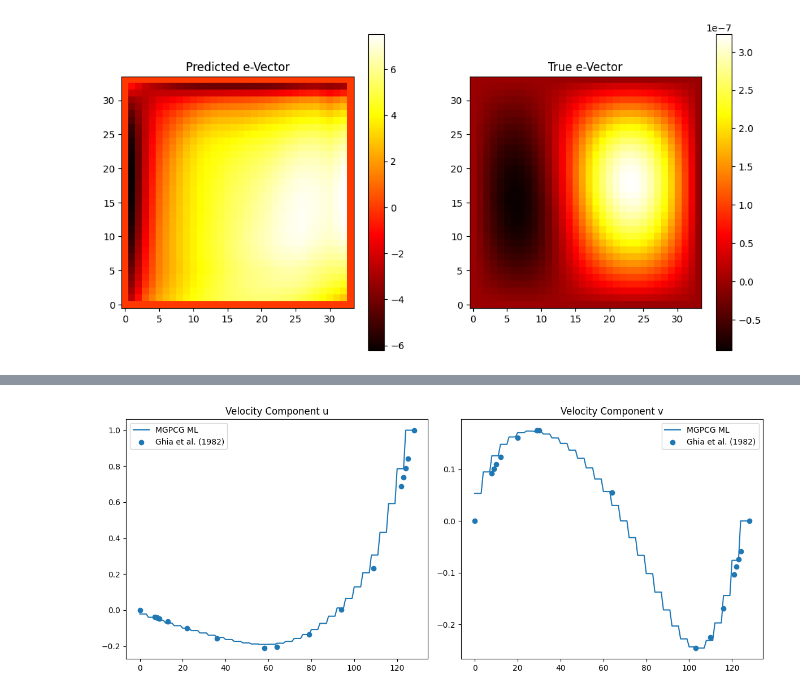
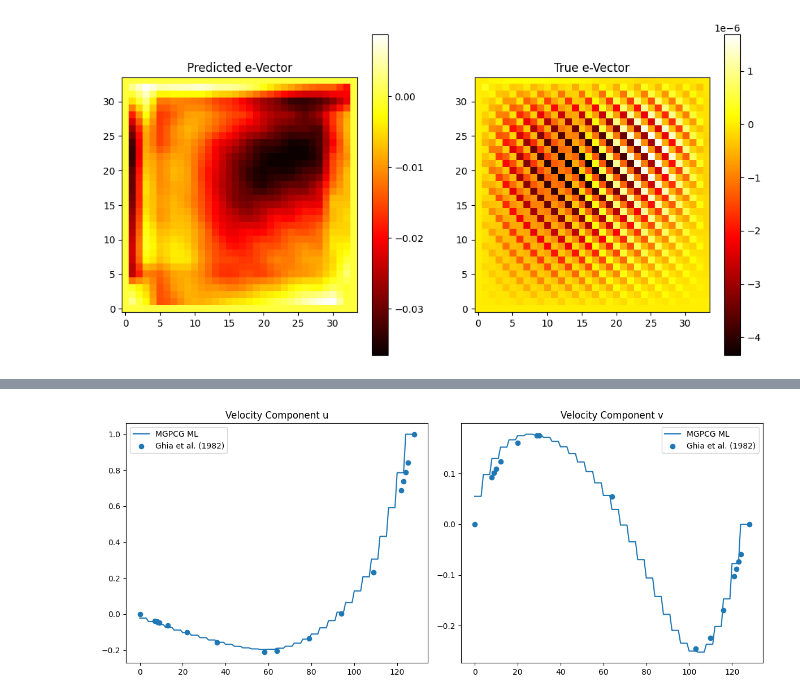
Before and after one commit to glaand/bachelor-thesis, a Jupyter notebook: ml/ml_analysis_azulay.ipynb, the cells around one changed output, grey strips where cells are left out. Saved outputs shown, nothing was run; the diff lists cells and outputs as text; code cells hidden in the pictures.

```diff
--- a/ml/ml_analysis_azulay.ipynb
+++ b/ml/ml_analysis_azulay.ipynb
@@ -85,11 +45,0 @@ plt.show()
-# %%
-# plot bar charts of number of iterations
-ml_iterations = len(ml_residuals)
-mgpcg_iterations = len(mgpcg_residuals)
-fig, ax = plt.subplots()
-ax.bar("AI-Assisted MGPCG", ml_iterations, label="AI-Assisted MGPCG")
-ax.bar("MGPCG", mgpcg_iterations, label="MGPCG")
-plt.title("Total number of iterations over all time steps from pressure solver")
-plt.ylabel("iterations")
-plt.legend()
-plt.show()
@@ -98,39 +46,39 @@ plt.show()
 # %%
-num_file = 5
+num_file = 3
 residual_data = np.loadtxt(f"ML_data/res_{num_file}.dat")
 true_error = np.loadtxt(f"ML_data/e_{num_file}.dat")
 residual_data = torch.tensor(residual_data).to('cuda')
 
 # Load the torchscript model
-model = torch.jit.load("model.pt")
+model = torch.jit.load("model_azulay.pt")
 model.eval()
 
 # Calculate e_data with the model
 with torch.no_grad():
     e_data = model(residual_data.float().unsqueeze(0).unsqueeze(0))
     # Plot e_data as heatmap
     e_data = e_data.to('cpu').squeeze(0).squeeze(0)
     fig, axs = plt.subplots(1, 2, figsize=(12, 6))
 
     # Plot e_data from the model
     im1 = axs[0].imshow(e_data, cmap='hot', interpolation='nearest')
     axs[0].set_title('Predicted e-Vector')
     axs[0].invert_yaxis()
     fig.colorbar(im1, ax=axs[0])
 
     # Calculate loss
     grid_size_x, grid_size_y = e_data.shape
     pred_error = e_data.unsqueeze(0).unsqueeze(0).to('cpu')
     true_error = torch.tensor(true_error).unsqueeze(0).unsqueeze(0).to('cpu')
 
 # Load e_data from file
 e_data = np.loadtxt(f"ML_data/e_{num_file}.dat")
 # Plot e_data from file as heatmap
 im2 = axs[1].imshow(e_data, cmap='hot', interpolation='nearest')
 axs[1].set_title('True e-Vector')
 axs[1].invert_yaxis()
 fig.colorbar(im2, ax=axs[1])
 
 plt.show()
 # %% [output]
-[figure, old version]
+[figure, new version]
```
Also changed, not shown: parts of 9 cells of this notebook, 16 other files.
